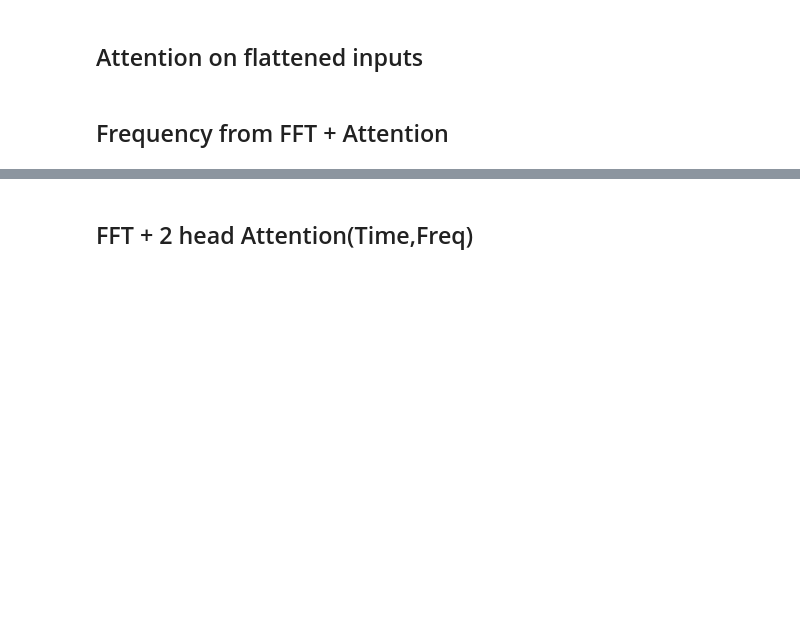
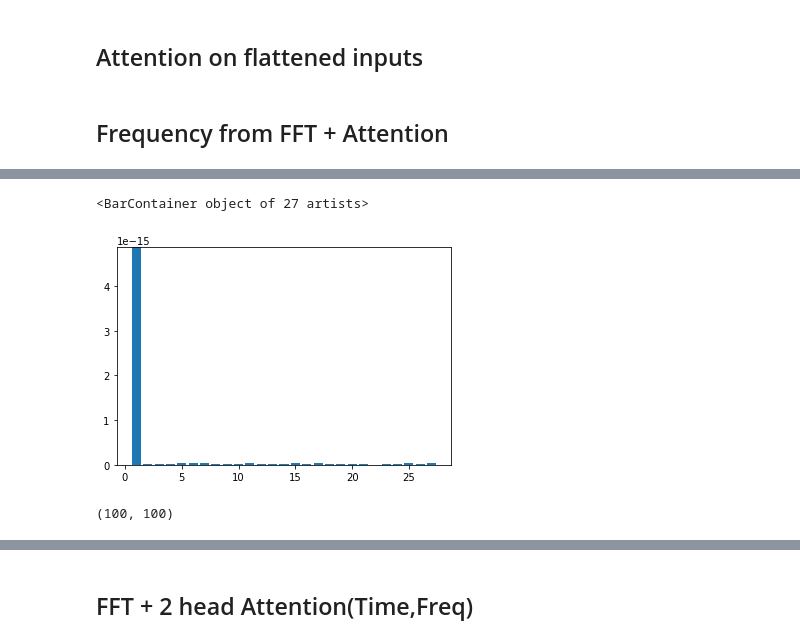
Before and after one commit to Zhimin90/CSC695-Master-Research-on-Neural-Network-Time-Series-Attention-Models, a Jupyter notebook: Modeling/FFT_Attention.ipynb, the cells around one changed output, grey strips where cells are left out. Saved outputs shown, nothing was run; the diff lists cells and outputs as text; code cells hidden in the pictures; blank space fills up the shorter version.

```diff
--- a/Modeling/FFT_Attention.ipynb
+++ b/Modeling/FFT_Attention.ipynb
@@ -560,0 +623,11 @@ model.compile(loss='mean_absolute_error',
+# %%
+firstPixelFreqDomain =  intermediate_output[0,:,0]
+# %%
+plt.bar(range(1,firstPixelFreqDomain.shape[0]+1),firstPixelFreqDomain)
+# %% [output]
+<BarContainer object of 27 artists>
+[figure, added]
+# %%
+np.rot90(intermediate_output.reshape(27,100,100)[0,:,:]).shape
+# %% [output]
+(100, 100)
```
Also changed, not shown: parts of 20 cells of this notebook.
